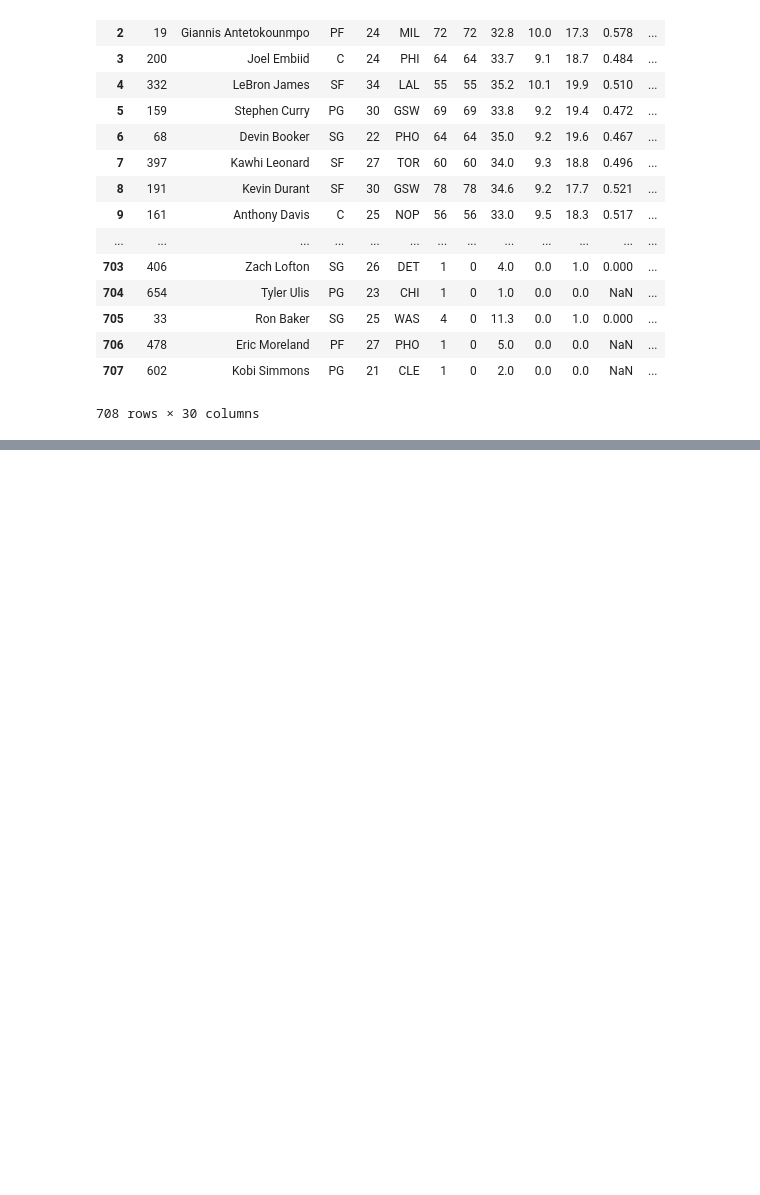
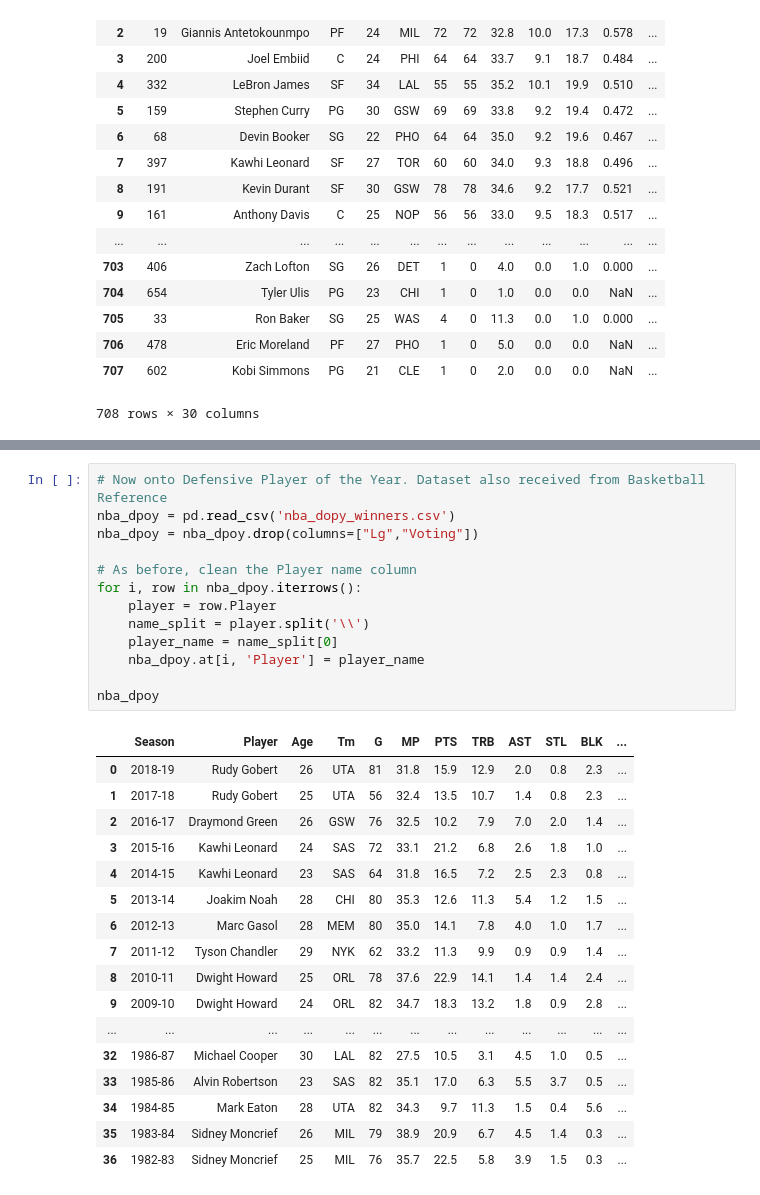
Before and after one commit to Ajnbro/nba320.github.io, a Jupyter notebook: Final Project Notebook.ipynb, the cells around one changed output, grey strips where cells are left out. Saved outputs shown, nothing was run; the diff lists cells and outputs as text; blank space fills up the shorter version.

```diff
--- a/Final Project Notebook.ipynb
+++ b/Final Project Notebook.ipynb
@@ -93,0 +171,31 @@ plt.show()
+# %%
+# Now onto Defensive Player of the Year. Dataset also received from Basketball Reference
+nba_dpoy = pd.read_csv('nba_dopy_winners.csv')
+nba_dpoy = nba_dpoy.drop(columns=["Lg","Voting"])
+
+# As before, clean the Player name column
+for i, row in nba_dpoy.iterrows():
+    player = row.Player
+    name_split = player.split('\\')
+    player_name = name_split[0]
+    nba_dpoy.at[i, 'Player'] = player_name
+
+nba_dpoy
+# %% [output]
+|  | Season | Player | Age | Tm | G | MP | PTS | TRB | AST | STL | BLK | ... |
+| 0 | 2018-19 | Rudy Gobert | 26 | UTA | 81 | 31.8 | 15.9 | 12.9 | 2.0 | 0.8 | 2.3 | ... |
+| 1 | 2017-18 | Rudy Gobert | 25 | UTA | 56 | 32.4 | 13.5 | 10.7 | 1.4 | 0.8 | 2.3 | ... |
+| 2 | 2016-17 | Draymond Green | 26 | GSW | 76 | 32.5 | 10.2 | 7.9 | 7.0 | 2.0 | 1.4 | ... |
+| 3 | 2015-16 | Kawhi Leonard | 24 | SAS | 72 | 33.1 | 21.2 | 6.8 | 2.6 | 1.8 | 1.0 | ... |
+| 4 | 2014-15 | Kawhi Leonard | 23 | SAS | 64 | 31.8 | 16.5 | 7.2 | 2.5 | 2.3 | 0.8 | ... |
+| 5 | 2013-14 | Joakim Noah | 28 | CHI | 80 | 35.3 | 12.6 | 11.3 | 5.4 | 1.2 | 1.5 | ... |
+| 6 | 2012-13 | Marc Gasol | 28 | MEM | 80 | 35.0 | 14.1 | 7.8 | 4.0 | 1.0 | 1.7 | ... |
+| 7 | 2011-12 | Tyson Chandler | 29 | NYK | 62 | 33.2 | 11.3 | 9.9 | 0.9 | 0.9 | 1.4 | ... |
+| 8 | 2010-11 | Dwight Howard | 25 | ORL | 78 | 37.6 | 22.9 | 14.1 | 1.4 | 1.4 | 2.4 | ... |
+| 9 | 2009-10 | Dwight Howard | 24 | ORL | 82 | 34.7 | 18.3 | 13.2 | 1.8 | 0.9 | 2.8 | ... |
+| ... | ... | ... | ... | ... | ... | ... | ... | ... | ... | ... | ... | ... |
+| 32 | 1986-87 | Michael Cooper | 30 | LAL | 82 | 27.5 | 10.5 | 3.1 | 4.5 | 1.0 | 0.5 | ... |
+| 33 | 1985-86 | Alvin Robertson | 23 | SAS | 82 | 35.1 | 17.0 | 6.3 | 5.5 | 3.7 | 0.5 | ... |
+| 34 | 1984-85 | Mark Eaton | 28 | UTA | 82 | 34.3 | 9.7 | 11.3 | 1.5 | 0.4 | 5.6 | ... |
+| 35 | 1983-84 | Sidney Moncrief | 26 | MIL | 79 | 38.9 | 20.9 | 6.7 | 4.5 | 1.4 | 0.3 | ... |
+| 36 | 1982-83 | Sidney Moncrief | 25 | MIL | 76 | 35.7 | 22.5 | 5.8 | 3.9 | 1.5 | 0.3 | ... |
```
Also changed, not shown: parts of 5 cells of this notebook, 4 other files.
